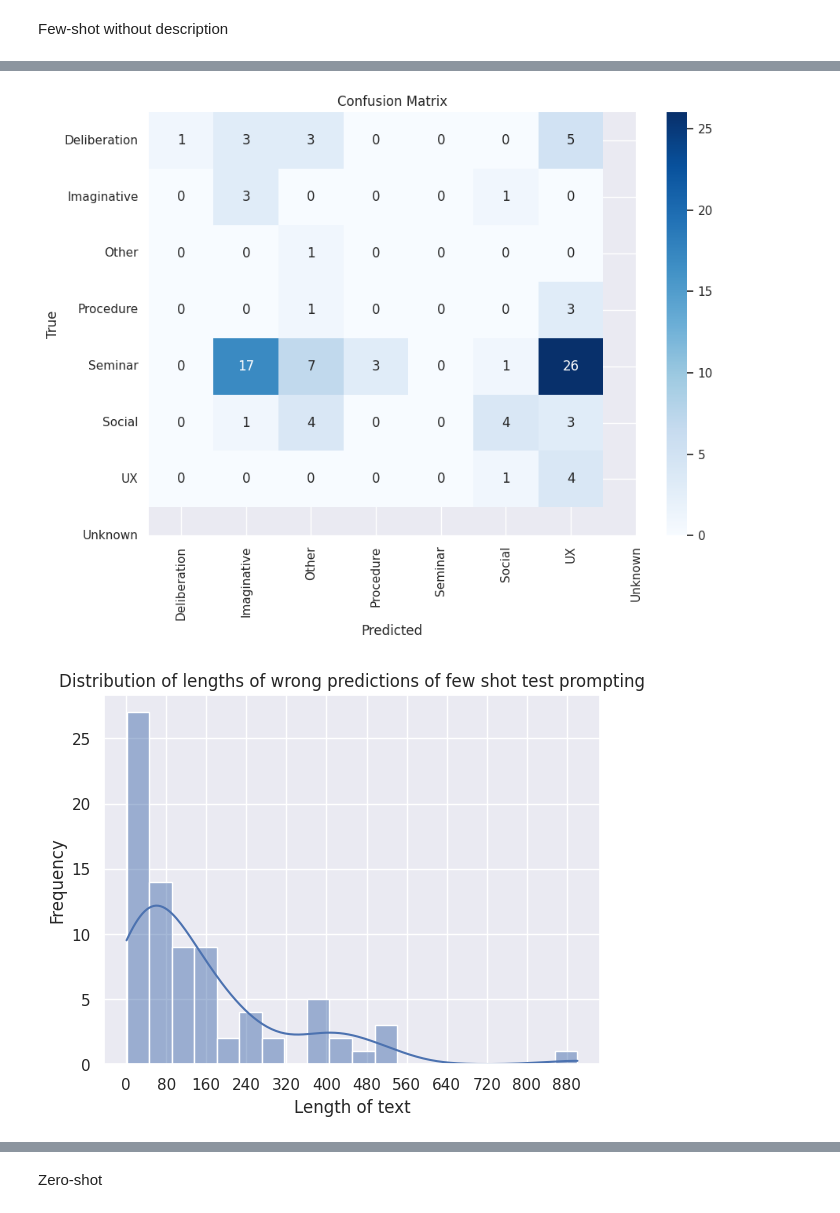
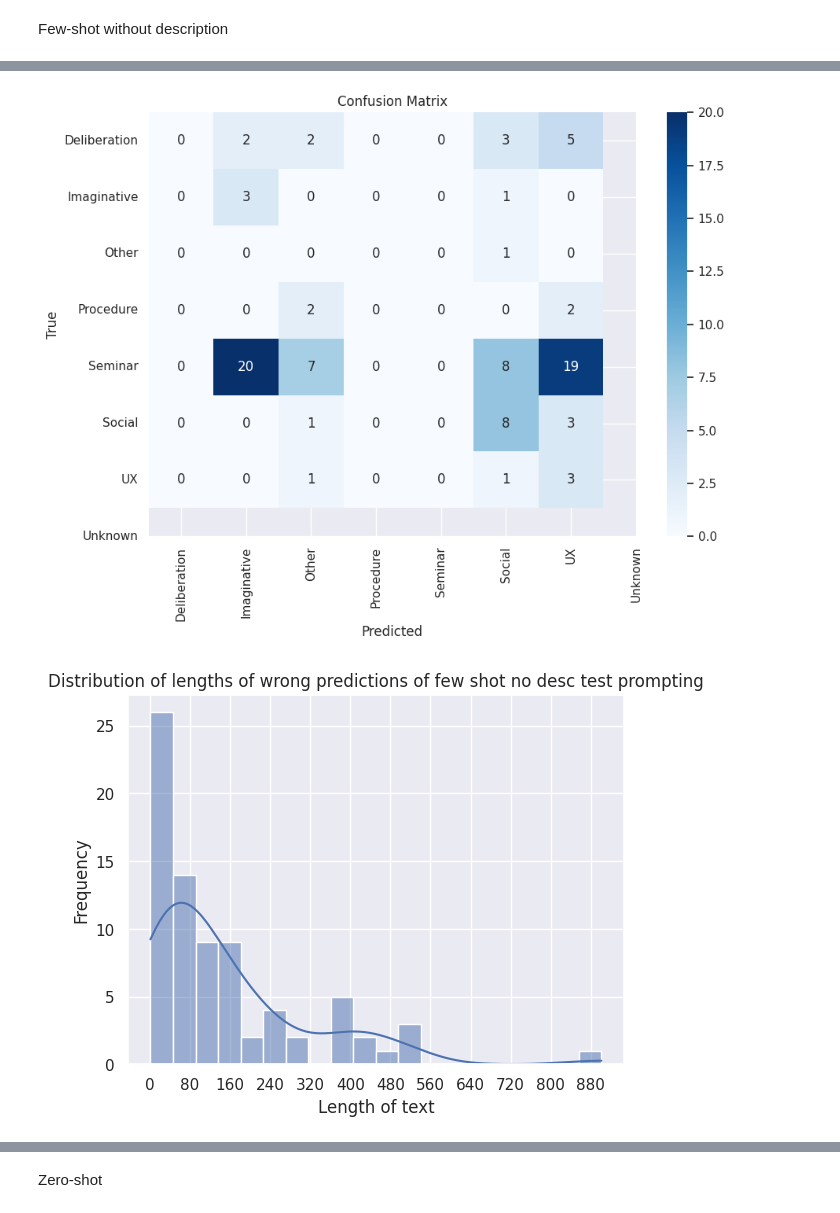
Before and after one commit to UL-FRI-NLP-2023-2024/ul-fri-nlp-course-project-azb, a Jupyter notebook: prompt_tuning/prompt_tuning.ipynb, the cells around one changed output, grey strips where cells are left out. Saved outputs shown, nothing was run; the diff lists cells and outputs as text; code cells hidden in the pictures.

```diff
--- a/prompt_tuning/prompt_tuning.ipynb
+++ b/prompt_tuning/prompt_tuning.ipynb
@@ -228,7 +228,7 @@ categoryToLabel = {
     'UX': 6
 }
 
-categoryToLabel = defaultdict(lambda: -1, categoryToLabel)
+categoryToLabel = defaultdict(lambda: 7, categoryToLabel)
 # %%
 def predict_category(prompt):
     generated_text = generate_text(prompt, max_new_tokens=5)
@@ -703,5 +703,5 @@ plot_dist_of_wrong_lengths(wrong_predictions_text, 'few shot prompting without d
 # %%
-predicted_labels, predicted_categories, wrong_predictions_text, wrong_predictions_true_labels, wrong_predictions_labels = evaluate_model(test_df)
+predicted_labels, predicted_categories, wrong_predictions_text, wrong_predictions_true_labels, wrong_predictions_labels = evaluate_model(test_df, use_category_desc=False)
 accuracy = calculate_accuracy(predicted_labels, actual_labels_test)
 print(f"Few-shot prompting no desc test accuracy: {accuracy * 100:.2f}%")
 
@@ -747,5 +747,5 @@ weighted avg       0.80      0.14      0.10        92
 
 Confusion matrix:
-[figure, old version]
+[figure, new version]
-[figure, old version]
+[figure, new version]
 # %%
```
Also changed, not shown: parts of 20 cells of this notebook, 30 other files.
